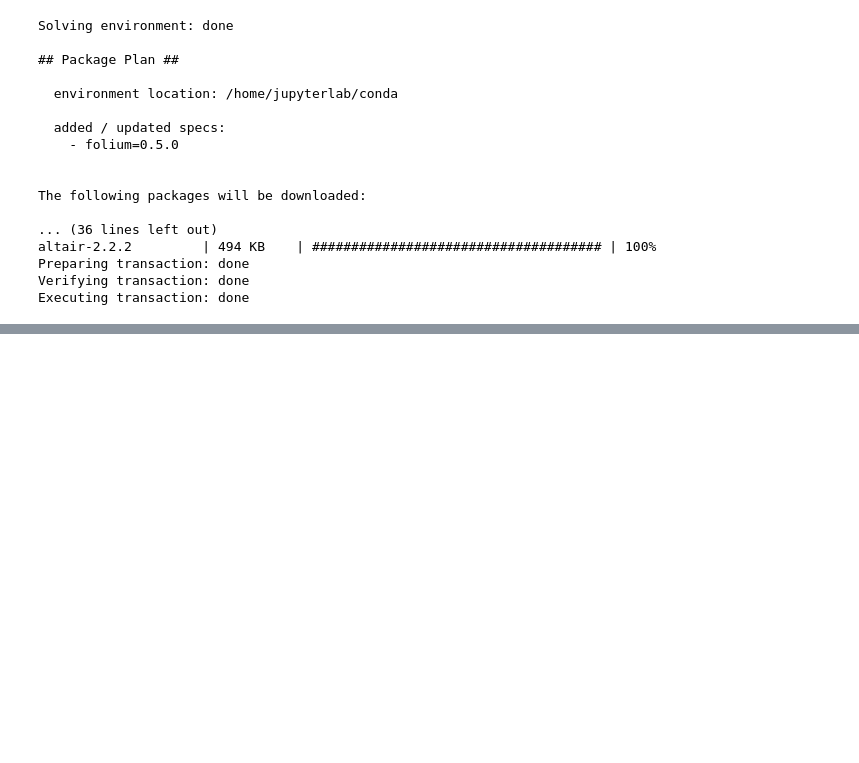
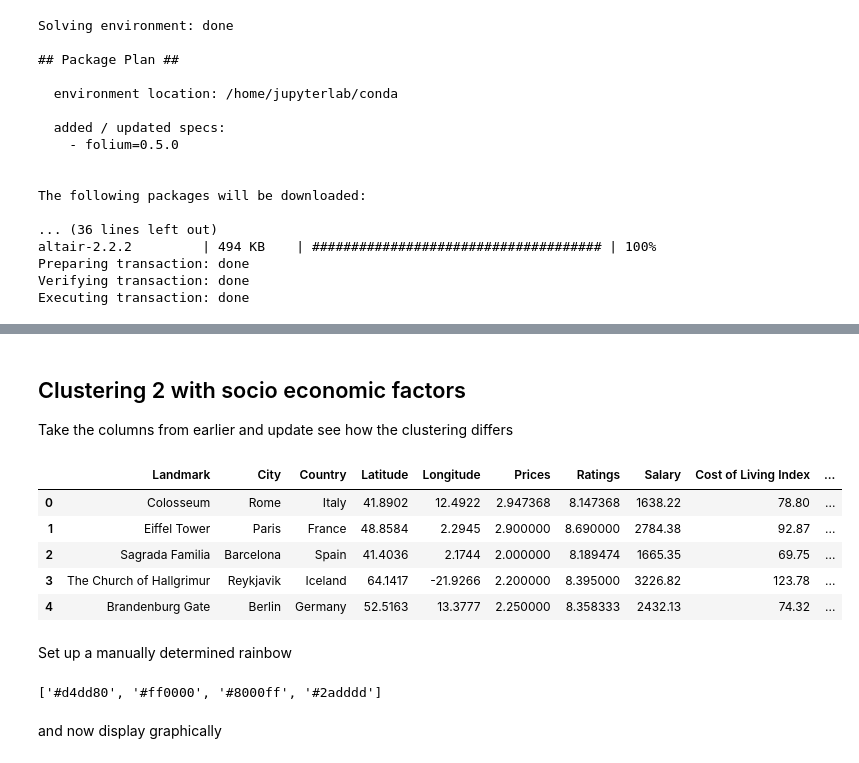
Before and after one commit to bill-looby/Coursera_Capstone, a Jupyter notebook: Investigations.ipynb, the cells around one changed output, grey strips where cells are left out. Saved outputs shown, nothing was run; the diff lists cells and outputs as text; code cells hidden in the pictures; blank space fills up the shorter version.

```diff
--- a/Investigations.ipynb
+++ b/Investigations.ipynb
@@ -296,0 +381,33 @@ map_europe
+# %% [markdown]
+## Clustering 2 with socio economic factors
+
+Take the columns from earlier and update see how the clustering differs
+# %%
+from sklearn.cluster import KMeans
+
+#df_landmark_stats2 = df_complete[['Cost of Living Index','Rent Index', 'Groceries Index']]
+df_landmark_stats2 = df_complete[['Prices','Ratings','Rent Index', 'Groceries Index']]
+
+scaler = StandardScaler()
+scaler.fit(df_landmark_stats2)
+df_normalised = scaler.transform(df_landmark_stats2)
+
+kmeans1 = KMeans(n_clusters=numclusters, random_state=0).fit(df_normalised)
+df_clustered2 = df_complete.assign(Cluster = pd.Series(kmeans1.labels_))
+df_clustered2.head()
+# %% [output]
+|  | Landmark | City | Country | Latitude | Longitude | Prices | Ratings | Salary | Cost of Living Index | ... |
+| 0 | Colosseum | Rome | Italy | 41.8902 | 12.4922 | 2.947368 | 8.147368 | 1638.22 | 78.80 | ... |
+| 1 | Eiffel Tower | Paris | France | 48.8584 | 2.2945 | 2.900000 | 8.690000 | 2784.38 | 92.87 | ... |
+| 2 | Sagrada Familia | Barcelona | Spain | 41.4036 | 2.1744 | 2.000000 | 8.189474 | 1665.35 | 69.75 | ... |
+| 3 | The Church of Hallgrimur | Reykjavik | Iceland | 64.1417 | -21.9266 | 2.200000 | 8.395000 | 3226.82 | 123.78 | ... |
+| 4 | Brandenburg Gate | Berlin | Germany | 52.5163 | 13.3777 | 2.250000 | 8.358333 | 2432.13 | 74.32 | ... |
+# %% [markdown]
+Set up a manually determined rainbow
+# %%
+rainbow2 = [rainbow[2],rainbow[3],rainbow[0],rainbow[1]]
+rainbow2
+# %% [output]
+['#d4dd80', '#ff0000', '#8000ff', '#2adddd']
+# %% [markdown]
+and now display graphically
```
Also changed, not shown: parts of 22 cells of this notebook.
